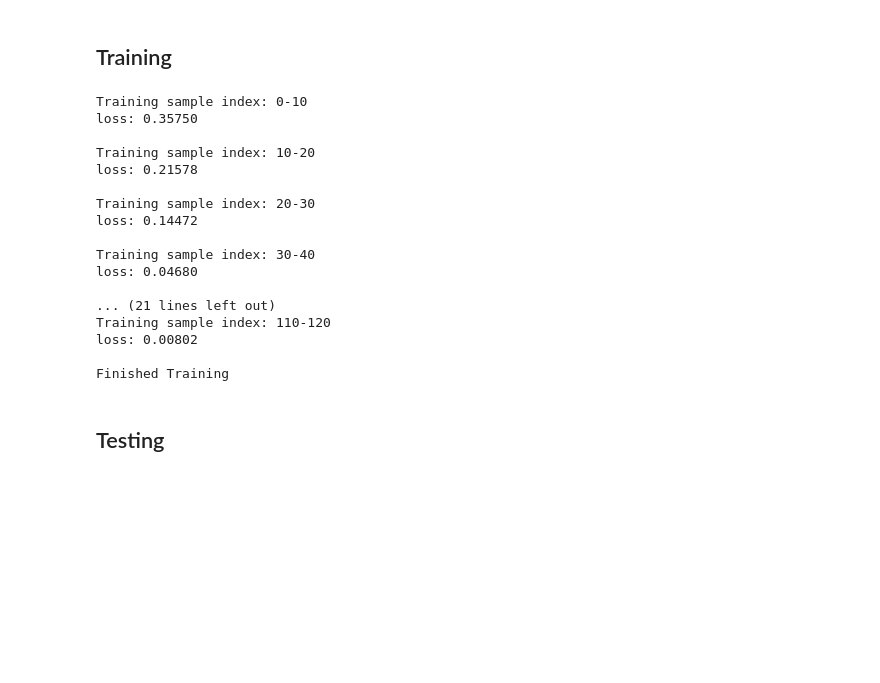
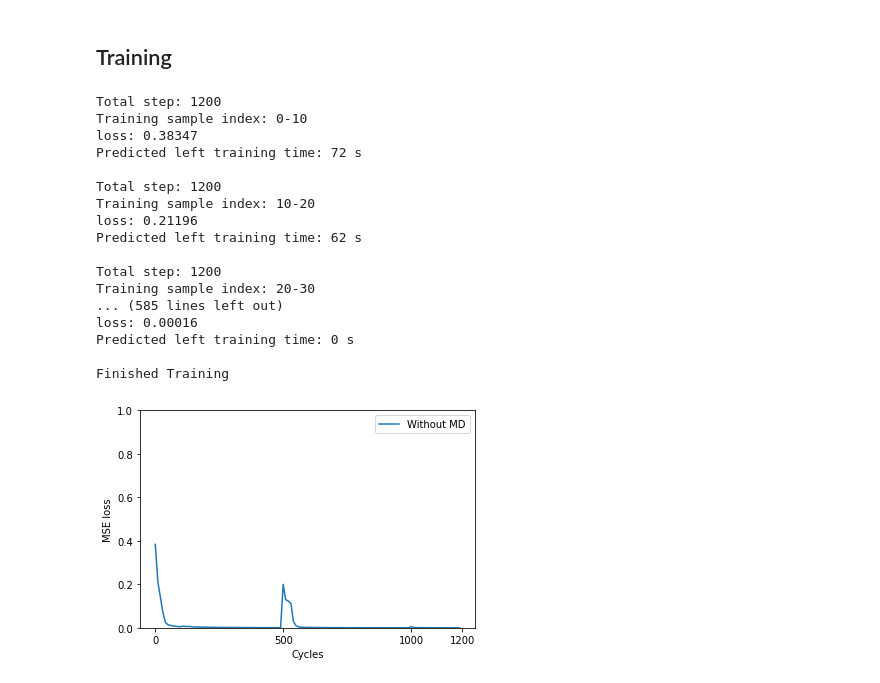
Before and after one commit to weilongzheng/PFC_MD_Modeling, a Jupyter notebook: tmp/Elman.ipynb, the cells around one changed output. Drawn from its saved outputs; the diff is of its cells as text; code cells hidden in the pictures; blank space fills up the shorter version.

```diff
--- a/tmp/Elman.ipynb
+++ b/tmp/Elman.ipynb
@@ -24,9 +26,9 @@ blocklen = [500, 500, 200]
 block_cueingcontext = [0, 1, 0]
 tsteps = 200
 cuesteps = 100
-batch_size = 10
+batch_size = 1
 
-dataset = RihkyeTask(num_cueingcontext=num_cueingcontext, num_cue=num_cue, num_rule=num_rule, rule=rule, blocklen=blocklen, \
+dataset = RikhyeTaskBatch(num_cueingcontext=num_cueingcontext, num_cue=num_cue, num_rule=num_rule, rule=rule, blocklen=blocklen, \
 block_cueingcontext=block_cueingcontext, tsteps=tsteps, cuesteps=cuesteps, batch_size=batch_size)
 
 #input, target = dataset()
@@ -66,6 +68,8 @@ input_size = 4 # 4 cues
 hidden_size = 200
 output_size = 2 # 2 rules
 num_layers = 1
+losses = []
+timestamps = []
 
 model = Elman(input_size=input_size, hidden_size=hidden_size, output_size=output_size, num_layers=num_layers, nonlinearity='relu')
 
@@ -76,11 +80,15 @@ optimizer = torch.optim.Adam(model.parameters(), lr=1e-3)
 total_step = sum(blocklen)//batch_size
 print_step = 10
 running_loss = 0.0
+running_train_time = 0
 model_name = 'model-' + str(int(time.time()))
 savemodel = False
 
 
 for i in range(total_step):
+
+    train_time_start = time.time()
+
     inputs, labels = dataset()
 
     inputs = torch.from_numpy(inputs).type(torch.float)
@@ -100,12 +108,23 @@ for i in range(total_step):
 
     # print statistics
     running_loss += loss.item()
+    running_train_time += time.time() - train_time_start
+
     if i % print_step == (print_step - 1):
+
+        print('Total step: {:d}'.format(total_step))
         print('Training sample index: {:d}-{:d}'.format(i+1-print_step, i+1))
 
         # running loss
-        print('loss: {:0.5f}'.format(running_loss / print_step), '\n')
+        print('loss: {:0.5f}'.format(running_loss / print_step))
+        losses.append(running_loss / print_step)
+        timestamps.append(i+1-print_step)
         running_loss = 0.0
+
+        # training time
+        print('Predicted left training time: {:0.0f} s'.format(
+             (running_train_time) * (total_step - i - 1) / print_step), '\n')
+        running_train_time = 0
 
         if savemodel:
             # save model every print_step
@@ -123,22 +142,33 @@ for i in range(total_step):
 
 print('Finished Training')
 # %% [output]
+Total step: 1200
 Training sample index: 0-10
-loss: 0.35750
+loss: 0.38347
+Predicted left training time: 72 s
 
+Total step: 1200
 Training sample index: 10-20
-loss: 0.21578
+loss: 0.21196
+Predicted left training time: 62 s
 
+Total step: 1200
 Training sample index: 20-30
-loss: 0.14472
-
-Training sample index: 30-40
-loss: 0.04680
-
-... (21 lines left out)
-Training sample index: 110-120
-loss: 0.00802
+... (585 lines left out)
+loss: 0.00016
+Predicted left training time: 0 s
 
 Finished Training
-# %% [markdown]
-## Testing
+# %%
+import matplotlib.pyplot as plt
+
+plt.plot(timestamps, losses, label='Without MD')
+plt.xlabel('Cycles')
+plt.ylabel('MSE loss')
+plt.legend()
+plt.xticks([0, 500, 1000, 1200])
+plt.ylim([0.0, 1.0])
+plt.yticks([0.0, 0.2, 0.4, 0.6, 0.8, 1.0])
+plt.show()
+# %% [output]
+[figure, added]
```
Also changed, not shown: parts of 2 cells of this notebook, 7 other files.
